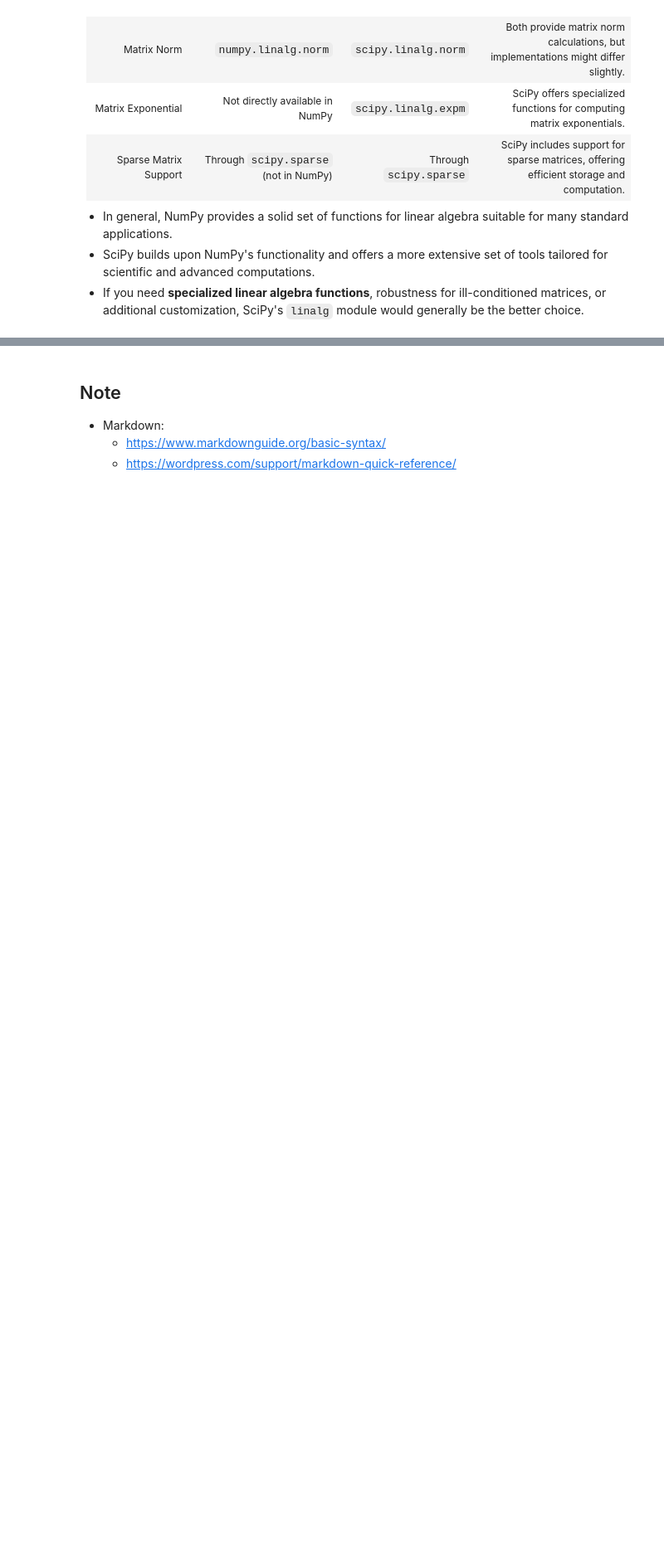
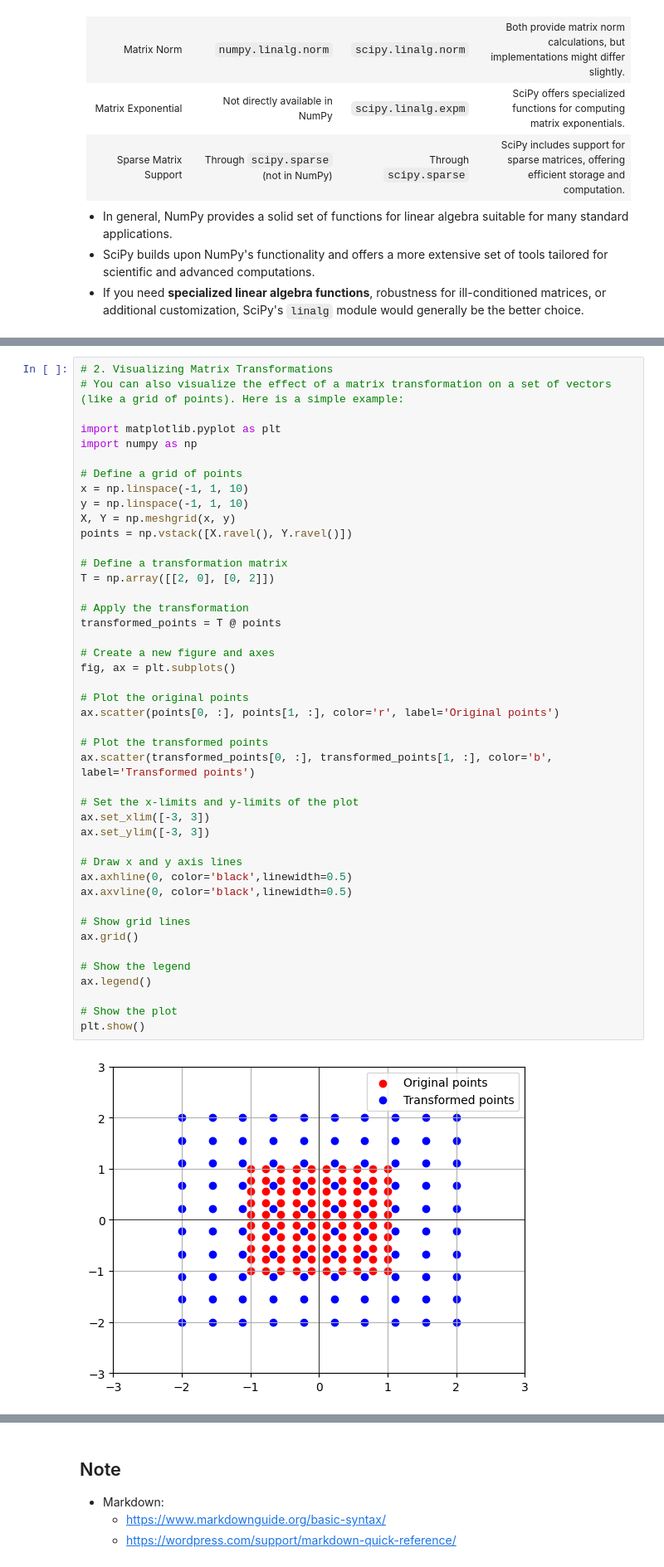
Before and after one commit to natapone/learning_ai_by_coding, a Jupyter notebook: 1-1_linear_algebra.ipynb, the cells around one changed output, grey strips where cells are left out. Shown at 83% size. Drawn from its saved outputs; the diff is of its cells as text; blank space fills up the shorter version.

```diff
--- a/1-1_linear_algebra.ipynb
+++ b/1-1_linear_algebra.ipynb
@@ -137,0 +172,46 @@ Comparison table between NumPy and SciPy for common matrix operations. Both libr
+# %%
+# 2. Visualizing Matrix Transformations
+# You can also visualize the effect of a matrix transformation on a set of vectors (like a grid of points). Here is a simple example:
+
+import matplotlib.pyplot as plt
+import numpy as np
+
+# Define a grid of points
+x = np.linspace(-1, 1, 10)
+y = np.linspace(-1, 1, 10)
+X, Y = np.meshgrid(x, y)
+points = np.vstack([X.ravel(), Y.ravel()])
+
+# Define a transformation matrix
+T = np.array([[2, 0], [0, 2]])
+
+# Apply the transformation
+transformed_points = T @ points
+
+# Create a new figure and axes
+fig, ax = plt.subplots()
+
+# Plot the original points
+ax.scatter(points[0, :], points[1, :], color='r', label='Original points')
+
+# Plot the transformed points
+ax.scatter(transformed_points[0, :], transformed_points[1, :], color='b', label='Transformed points')
+
+# Set the x-limits and y-limits of the plot
+ax.set_xlim([-3, 3])
+ax.set_ylim([-3, 3])
+
+# Draw x and y axis lines
+ax.axhline(0, color='black',linewidth=0.5)
+ax.axvline(0, color='black',linewidth=0.5)
+
+# Show grid lines
+ax.grid()
+
+# Show the legend
+ax.legend()
+
+# Show the plot
+plt.show()
+# %% [output]
+[figure, added]
```
Also changed, not shown: parts of 4 cells of this notebook.
